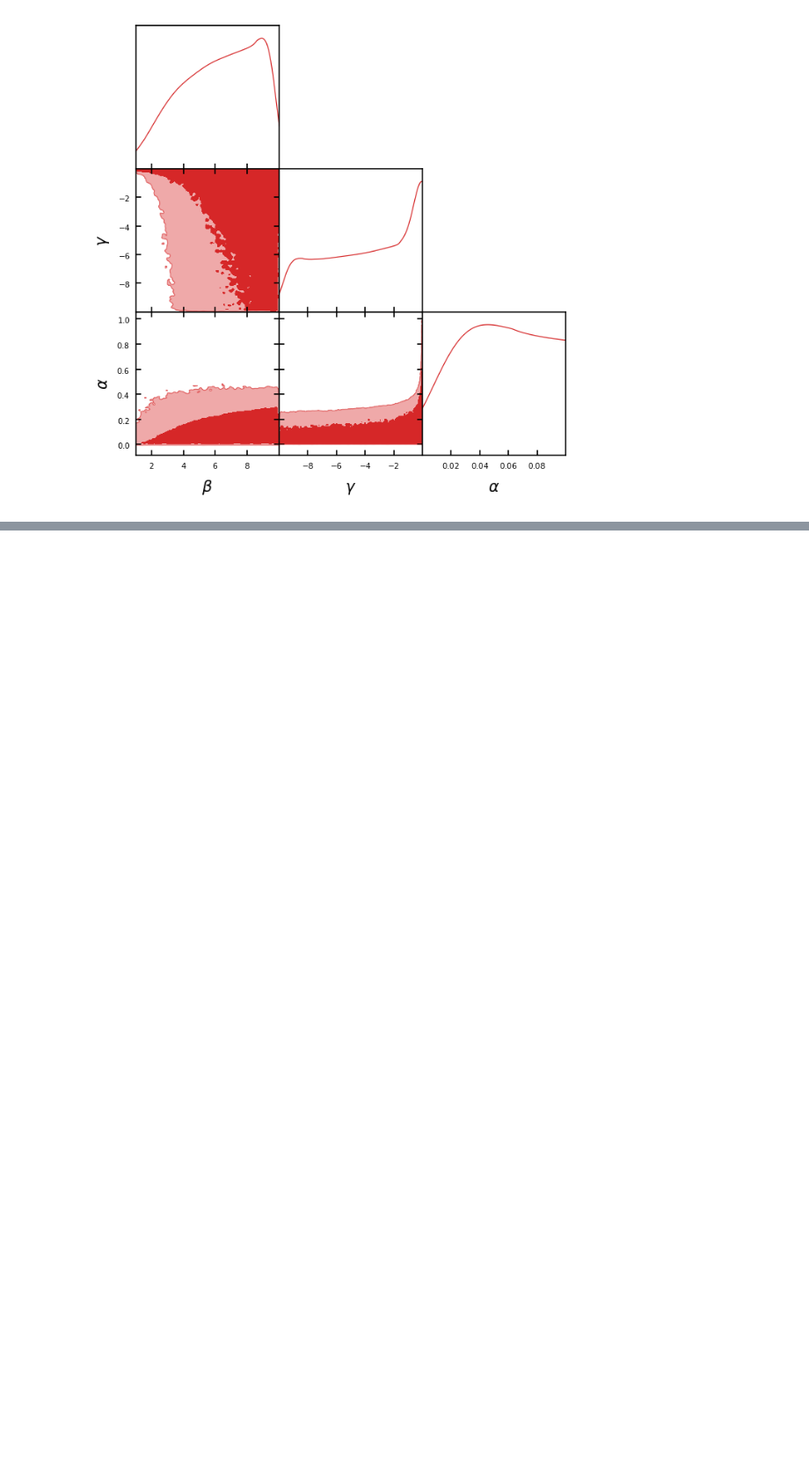
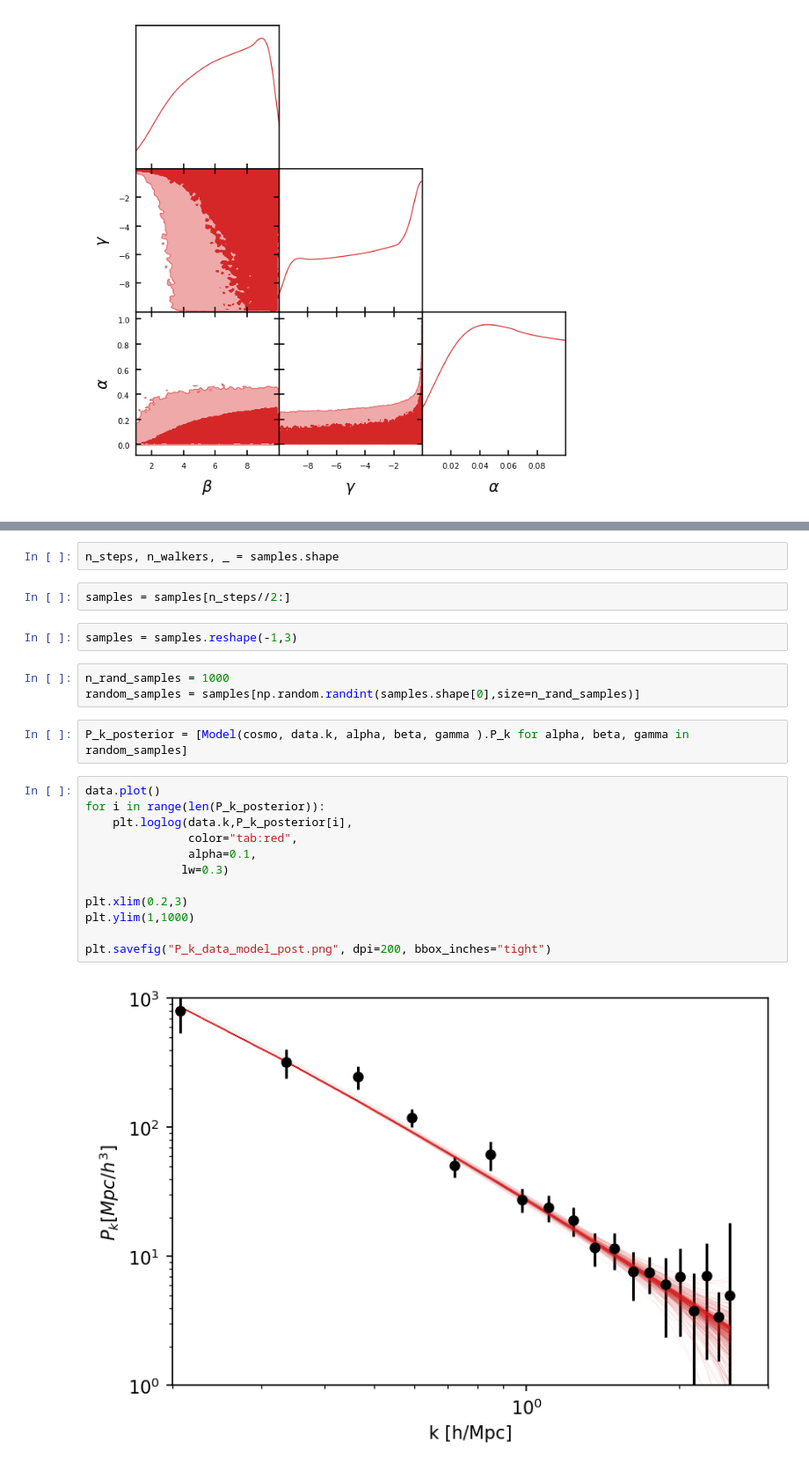
Before and after one commit to syasini/Lya_inference, a Jupyter notebook: Murgia+18/P_k_inference.ipynb, the cells around one changed output, grey strips where cells are left out. Shown: that part at 88% size. Drawn from its saved outputs; the diff is of its cells as text; blank space fills up the shorter version.

Commit message:
Add P_k sampling plot

```diff
--- a/Murgia+18/P_k_inference.ipynb
+++ b/Murgia+18/P_k_inference.ipynb
@@ -269,0 +274,25 @@ WARNING:root:fine_bins_2D not large enough for optimal density
+# %%
+n_steps, n_walkers, _ = samples.shape
+# %%
+samples = samples[n_steps//2:]
+# %%
+samples = samples.reshape(-1,3)
+# %%
+n_rand_samples = 1000
+random_samples = samples[np.random.randint(samples.shape[0],size=n_rand_samples)]
+# %%
+P_k_posterior = [Model(cosmo, data.k, alpha, beta, gamma ).P_k for alpha, beta, gamma in random_samples]
+# %%
+data.plot()
+for i in range(len(P_k_posterior)):
+    plt.loglog(data.k,P_k_posterior[i],
+               color="tab:red",
+               alpha=0.1,
+              lw=0.3)
+
+plt.xlim(0.2,3)
+plt.ylim(1,1000)
+
+plt.savefig("P_k_data_model_post.png", dpi=200, bbox_inches="tight")
+# %% [output]
+[figure, added]
```
Also changed, not shown: parts of 2 cells of this notebook.
